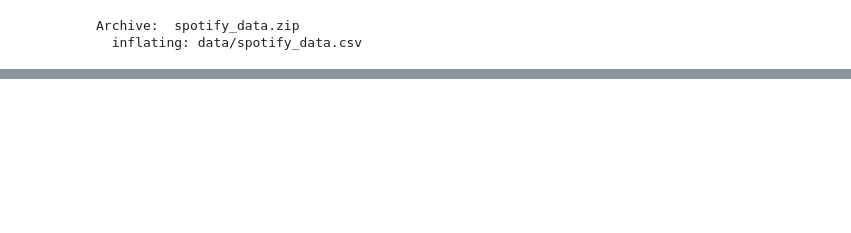
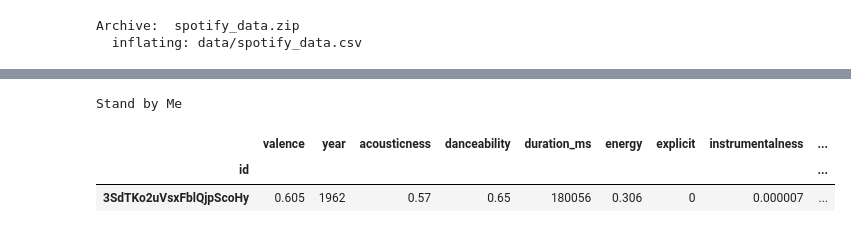
Before and after one commit to Song-Suggester/song-suggester, a Jupyter notebook: model.ipynb, the cells around one changed output, grey strips where cells are left out. Cells and saved outputs as stored; diff of their text form; code cells hidden in the pictures; blank space fills up the shorter version.

```diff
--- a/model.ipynb
+++ b/model.ipynb
@@ -52,0 +58,10 @@ memory usage: 24.7+ MB
+# %%
+test = features.iloc[[8009]]
+song_name = df.iloc[8009]['name']
+print(song_name)
+test
+# %% [output]
+Stand by Me
+|  | valence | year | acousticness | danceability | duration_ms | energy | explicit | instrumentalness | ... |
+| id |  |  |  |  |  |  |  |  | ... |
+| 3SdTKo2uVsxFblQjpScoHy | 0.605 | 1962 | 0.57 | 0.65 | 180056 | 0.306 | 0 | 0.000007 | ... |
```
Also changed, not shown: parts of 16 cells of this notebook.
